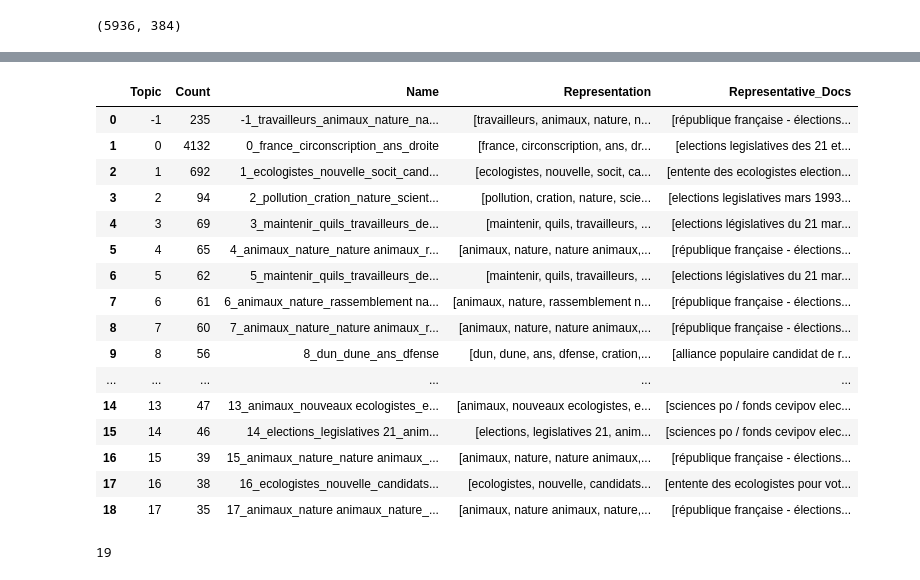
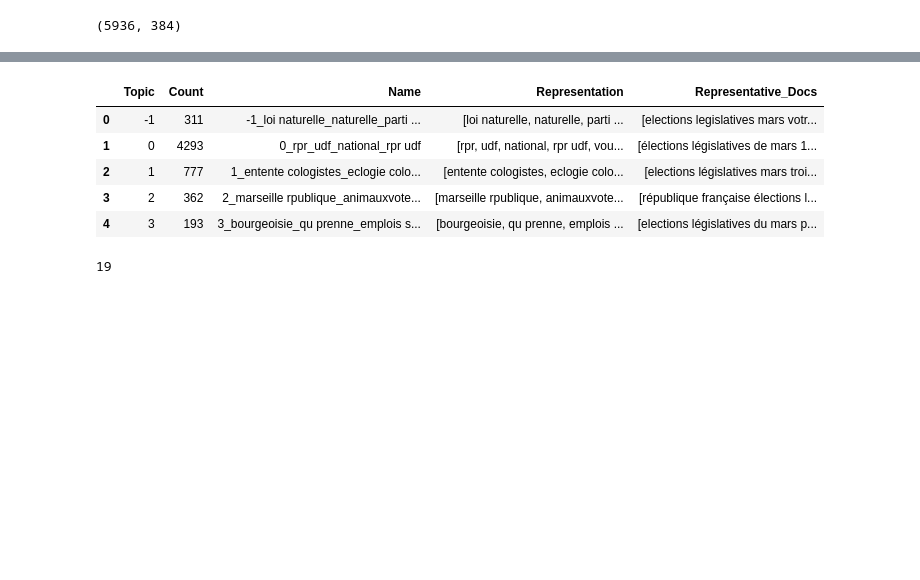
Before and after one commit to josiepierr/MLP-for-NLP-Gender-Classification, a Jupyter notebook: notebooks/elections.ipynb, the cells around one changed output, grey strips where cells are left out. Cells and saved outputs as stored; diff of their text form; code cells hidden in the pictures; blank space fills up the shorter version.

Commit message:
Updating BERTopic, but still not good :(

```diff
--- a/notebooks/elections.ipynb
+++ b/notebooks/elections.ipynb
@@ -321,12 +318,22 @@ print(embeddings.shape)   # attendu: (5936, 384)
 # import numpy as np
 # np.save("embeddings_1993.npy", embeddings)
 # %%
-from sklearn.feature_extraction.text import CountVectorizer
-import spacy
 
 nlp = spacy.load("fr_core_news_md")
 
 stopwords = nlp.Defaults.stop_words
+
+extra_stopwords = [
+    "france", "français", "francaise", "francais",
+    "circonscription", "elections", "election", "legislatives", "legislative",
+    "mars", "ans", "candidat", "candidats", "candidate", "suppléant", "suppléante",
+    "votez", "voter", "vu", "madame", "monsieur", "mademoiselle",
+    "notre", "nos", "votre", "vos", "je", "nous", "vous",
+    "politique", "pays", "contre", "droit", "droite", "gauche",
+    "po", "fonds", "cevipof", "cevipov"
+]
+
+stopwords = list(nlp.Defaults.stop_words) + extra_stopwords
 # %%
 # pipeline BERTopic
 
@@ -341,18 +348,18 @@ umap_model = UMAP(
 )
 
 hdbscan_model = HDBSCAN(
-    min_cluster_size=35,
-    min_samples=10,
+    min_cluster_size=120,
+    min_samples=15,
     metric="euclidean",
     cluster_selection_method="eom",
     prediction_data=True
 )
 
 vectorizer_model = CountVectorizer(
-    stop_words=list(stopwords),
+    stop_words=stopwords,
     ngram_range=(1,2),
-    min_df=10,
-    max_df=0.8
+    min_df=2,
+    max_df=0.75
 )
 
 topic_model = BERTopic(
@@ -360,12 +367,23 @@ topic_model = BERTopic(
     vectorizer_model=vectorizer_model,
     umap_model=umap_model,
     hdbscan_model=hdbscan_model,
-    min_topic_size=40,
-    calculate_probabilities=True
+    min_topic_size=120,
+    calculate_probabilities=True,
+    verbose=True
 )
-
-topics, probs = topic_model.fit_transform(docs, embeddings)
 # %%
+docs_clean = [clean_for_bertopic(t) for t in texts]
+
+embeddings = embedding_model.encode(
+    docs_clean,
+    batch_size=64,
+    show_progress_bar=True,
+    convert_to_numpy=True,
+    normalize_embeddings=True
+)
+
+topics, probs = topic_model.fit_transform(docs_clean, embeddings)
+
 topic_info = topic_model.get_topic_info()
 topic_info.head(20)
 # %% [output]
@@ -372,20 +396,9 @@ topic_info.head(20)
 |  | Topic | Count | Name | Representation | Representative_Docs |
-| 0 | -1 | 235 | -1_travailleurs_animaux_nature_na... | [travailleurs, animaux, nature, n... | [république française - élections... |
-| 1 | 0 | 4132 | 0_france_circonscription_ans_droite | [france, circonscription, ans, dr... | [elections legislatives des 21 et... |
-| 2 | 1 | 692 | 1_ecologistes_nouvelle_socit_cand... | [ecologistes, nouvelle, socit, ca... | [entente des ecologistes election... |
-| 3 | 2 | 94 | 2_pollution_cration_nature_scient... | [pollution, cration, nature, scie... | [elections legislatives mars 1993... |
-| 4 | 3 | 69 | 3_maintenir_quils_travailleurs_de... | [maintenir, quils, travailleurs, ... | [elections législatives du 21 mar... |
-| 5 | 4 | 65 | 4_animaux_nature_nature animaux_r... | [animaux, nature, nature animaux,... | [république française - élections... |
-| 6 | 5 | 62 | 5_maintenir_quils_travailleurs_de... | [maintenir, quils, travailleurs, ... | [elections législatives du 21 mar... |
-| 7 | 6 | 61 | 6_animaux_nature_rassemblement na... | [animaux, nature, rassemblement n... | [république française - élections... |
-| 8 | 7 | 60 | 7_animaux_nature_nature animaux_r... | [animaux, nature, nature animaux,... | [république française - élections... |
-| 9 | 8 | 56 | 8_dun_dune_ans_dfense | [dun, dune, ans, dfense, cration,... | [alliance populaire candidat de r... |
-| ... | ... | ... | ... | ... | ... |
-| 14 | 13 | 47 | 13_animaux_nouveaux ecologistes_e... | [animaux, nouveaux ecologistes, e... | [sciences po / fonds cevipov elec... |
-| 15 | 14 | 46 | 14_elections_legislatives 21_anim... | [elections, legislatives 21, anim... | [sciences po / fonds cevipov elec... |
-| 16 | 15 | 39 | 15_animaux_nature_nature animaux_... | [animaux, nature, nature animaux,... | [république française - élections... |
-| 17 | 16 | 38 | 16_ecologistes_nouvelle_candidats... | [ecologistes, nouvelle, candidats... | [entente des ecologistes pour vot... |
-| 18 | 17 | 35 | 17_animaux_nature animaux_nature_... | [animaux, nature animaux, nature,... | [république française - élections... |
+| 0 | -1 | 311 | -1_loi naturelle_naturelle_parti ... | [loi naturelle, naturelle, parti ... | [elections legislatives mars votr... |
+| 1 | 0 | 4293 | 0_rpr_udf_national_rpr udf | [rpr, udf, national, rpr udf, vou... | [élections législatives de mars 1... |
+| 2 | 1 | 777 | 1_entente cologistes_eclogie colo... | [entente cologistes, eclogie colo... | [elections législatives mars troi... |
+| 3 | 2 | 362 | 2_marseille rpublique_animauxvote... | [marseille rpublique, animauxvote... | [république française élections l... |
+| 4 | 3 | 193 | 3_bourgeoisie_qu prenne_emplois s... | [bourgeoisie, qu prenne, emplois ... | [elections législatives du mars p... |
 # %%
 len(topic_info)
 # %% [output]
```
Also changed, not shown: parts of 10 cells of this notebook, 1 other file.
